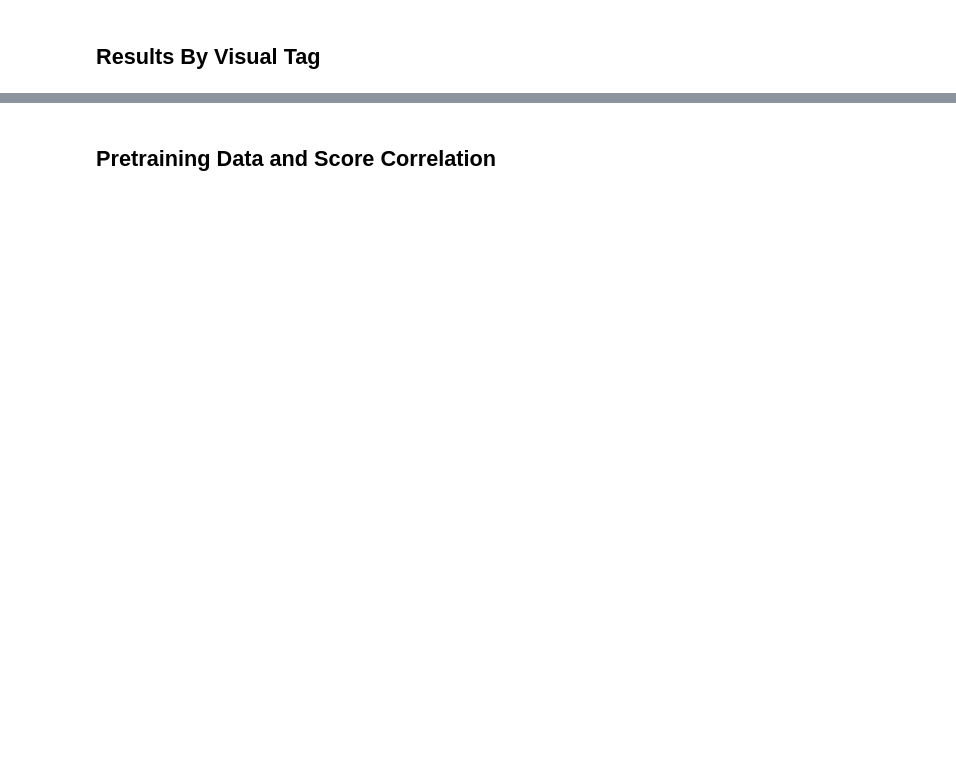
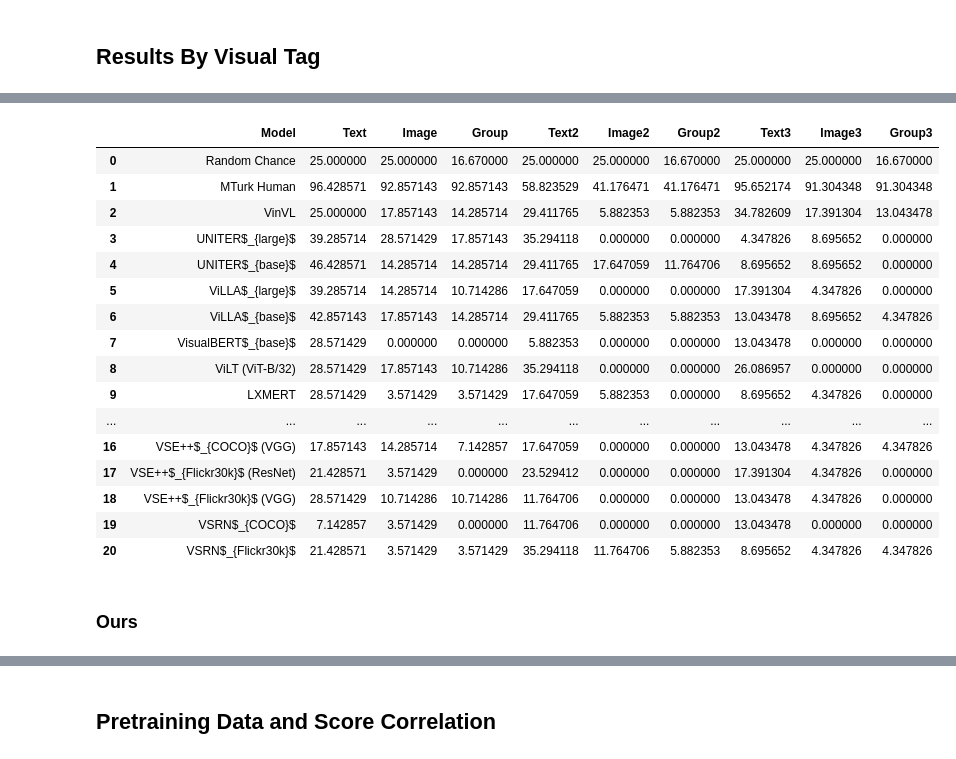
Before and after one commit to juletx/spatial-reasoning, a Jupyter notebook: statistics/winoground_statistics.ipynb, the cells around one changed output, grey strips where cells are left out. Saved outputs shown, nothing was run; the diff lists cells and outputs as text; code cells hidden in the pictures; blank space fills up the shorter version.

```diff
--- a/statistics/winoground_statistics.ipynb
+++ b/statistics/winoground_statistics.ipynb
@@ -697,0 +707,3 @@ Visual
+# %%
+visual_table_dict, bold_visual_table_dict = get_visual_table_dict(models_baseline)
+print(tabulate(bold_visual_table_dict, headers=bold_visual_table_dict.keys(), tablefmt="latex_raw", floatfmt=".2f"))
@@ -697,0 +728,22 @@ Visual
+# %%
+pd.DataFrame(visual_table_dict)
+# %% [output]
+|  | Model | Text | Image | Group | Text2 | Image2 | Group2 | Text3 | Image3 | Group3 |
+| 0 | Random Chance | 25.000000 | 25.000000 | 16.670000 | 25.000000 | 25.000000 | 16.670000 | 25.000000 | 25.000000 | 16.670000 |
+| 1 | MTurk Human | 96.428571 | 92.857143 | 92.857143 | 58.823529 | 41.176471 | 41.176471 | 95.652174 | 91.304348 | 91.304348 |
+| 2 | VinVL | 25.000000 | 17.857143 | 14.285714 | 29.411765 | 5.882353 | 5.882353 | 34.782609 | 17.391304 | 13.043478 |
+| 3 | UNITER$_{large}$ | 39.285714 | 28.571429 | 17.857143 | 35.294118 | 0.000000 | 0.000000 | 4.347826 | 8.695652 | 0.000000 |
+| 4 | UNITER$_{base}$ | 46.428571 | 14.285714 | 14.285714 | 29.411765 | 17.647059 | 11.764706 | 8.695652 | 8.695652 | 0.000000 |
+| 5 | ViLLA$_{large}$ | 39.285714 | 14.285714 | 10.714286 | 17.647059 | 0.000000 | 0.000000 | 17.391304 | 4.347826 | 0.000000 |
+| 6 | ViLLA$_{base}$ | 42.857143 | 17.857143 | 14.285714 | 29.411765 | 5.882353 | 5.882353 | 13.043478 | 8.695652 | 4.347826 |
+| 7 | VisualBERT$_{base}$ | 28.571429 | 0.000000 | 0.000000 | 5.882353 | 0.000000 | 0.000000 | 13.043478 | 0.000000 | 0.000000 |
+| 8 | ViLT (ViT-B/32) | 28.571429 | 17.857143 | 10.714286 | 35.294118 | 0.000000 | 0.000000 | 26.086957 | 0.000000 | 0.000000 |
+| 9 | LXMERT | 28.571429 | 3.571429 | 3.571429 | 17.647059 | 5.882353 | 0.000000 | 8.695652 | 4.347826 | 0.000000 |
+| ... | ... | ... | ... | ... | ... | ... | ... | ... | ... | ... |
+| 16 | VSE++$_{COCO}$ (VGG) | 17.857143 | 14.285714 | 7.142857 | 17.647059 | 0.000000 | 0.000000 | 13.043478 | 4.347826 | 4.347826 |
+| 17 | VSE++$_{Flickr30k}$ (ResNet) | 21.428571 | 3.571429 | 0.000000 | 23.529412 | 0.000000 | 0.000000 | 17.391304 | 4.347826 | 0.000000 |
+| 18 | VSE++$_{Flickr30k}$ (VGG) | 28.571429 | 10.714286 | 10.714286 | 11.764706 | 0.000000 | 0.000000 | 13.043478 | 4.347826 | 0.000000 |
+| 19 | VSRN$_{COCO}$ | 7.142857 | 3.571429 | 0.000000 | 11.764706 | 0.000000 | 0.000000 | 13.043478 | 0.000000 | 0.000000 |
+| 20 | VSRN$_{Flickr30k}$ | 21.428571 | 3.571429 | 3.571429 | 35.294118 | 11.764706 | 5.882353 | 8.695652 | 4.347826 | 4.347826 |
+# %% [markdown]
+### Ours
```
Also changed, not shown: parts of 31 cells of this notebook.
